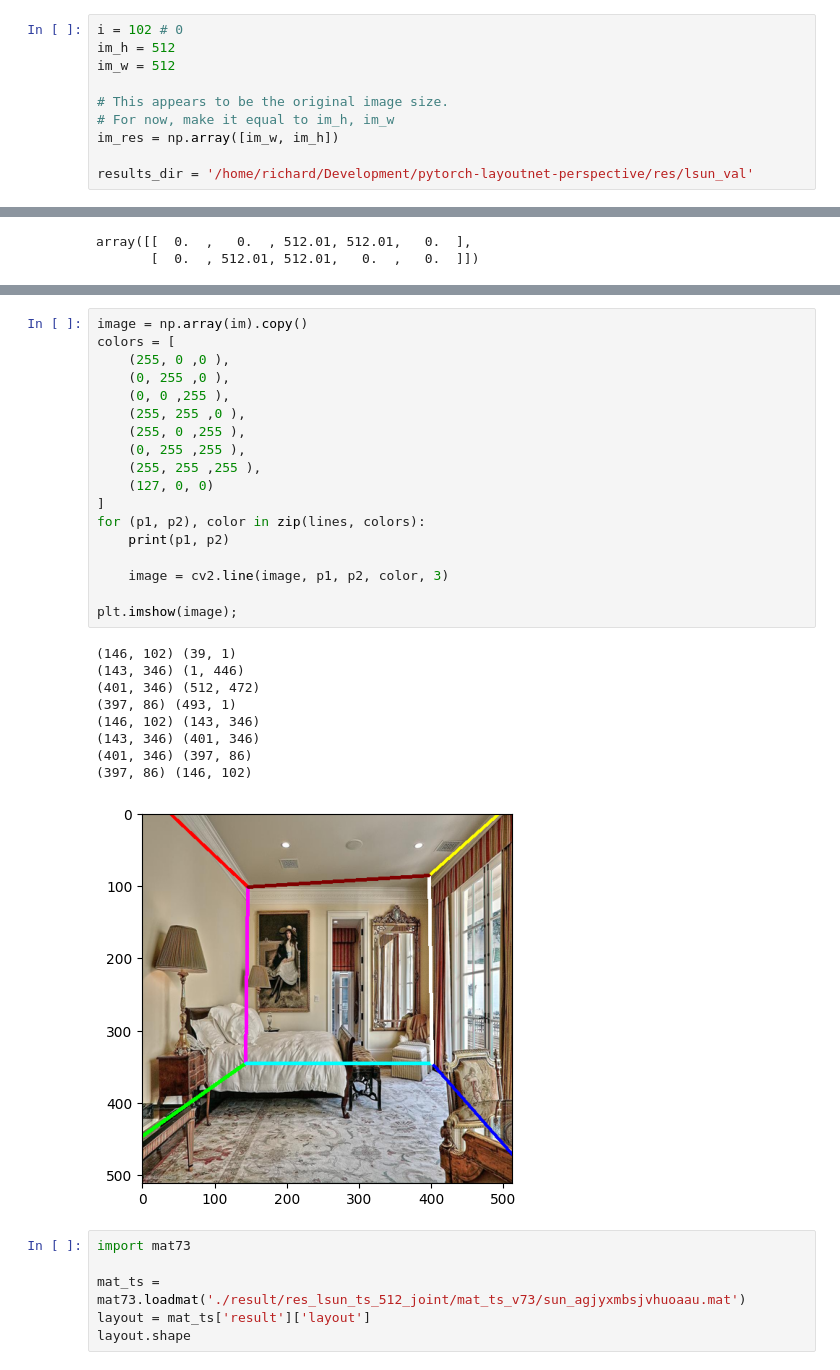
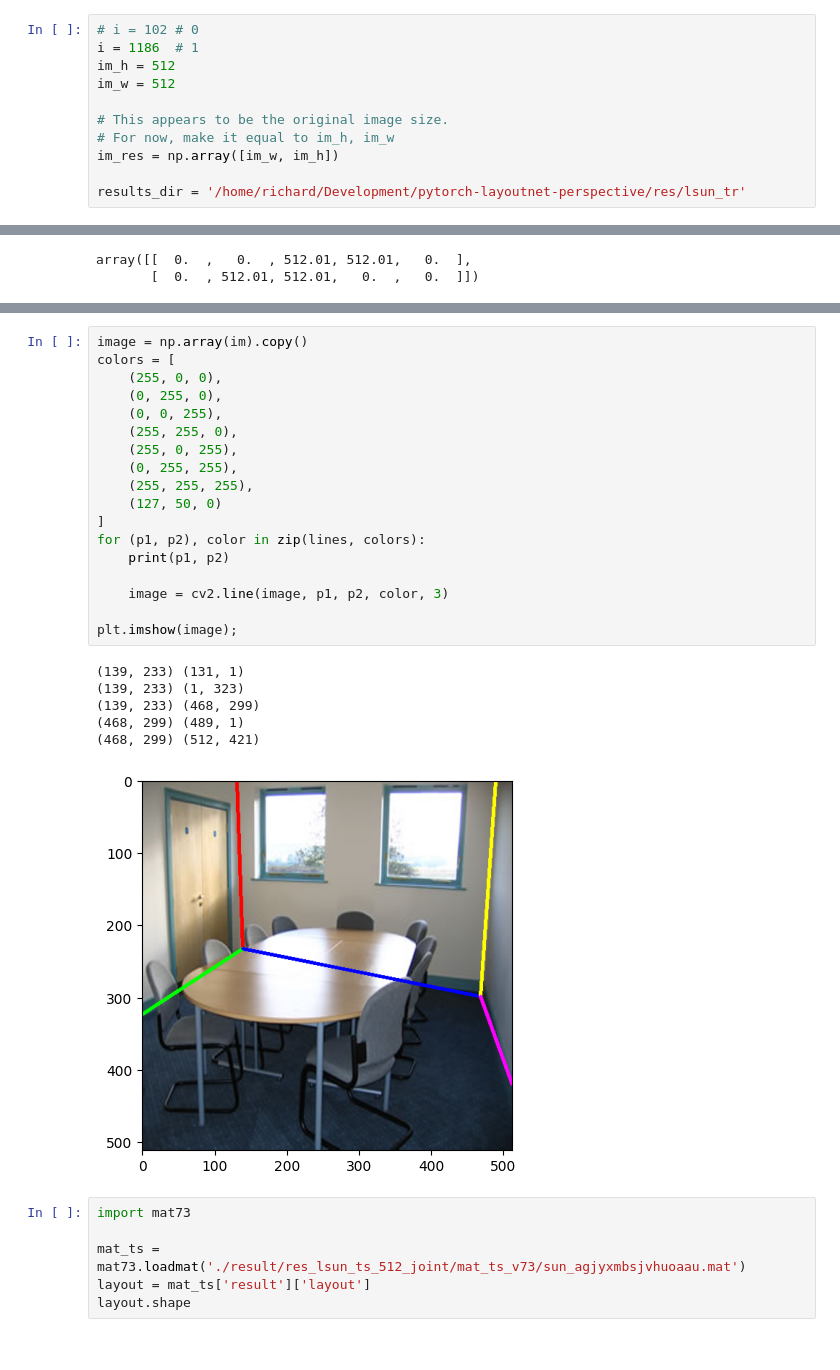
Before and after one commit to Rikharthu/LayoutNet, a Jupyter notebook: getLSUNRes.ipynb, the cells around one changed output, grey strips where cells are left out. Cells and saved outputs as stored; diff of their text form.

```diff
--- a/getLSUNRes.ipynb
+++ b/getLSUNRes.ipynb
@@ -45,7 +45,8 @@ pprint(type_)
              array([], shape=(0, 0), dtype=uint8)],
   'typeid': 10}]
 # %%
-i = 102 # 0
+# i = 102 # 0
+i = 1186  # 1
 im_h = 512
 im_w = 512
 
@@ -53,7 +54,7 @@ im_w = 512
 # For now, make it equal to im_h, im_w
 im_res = np.array([im_w, im_h])
 
-results_dir = '/home/richard/Development/pytorch-layoutnet-perspective/res/lsun_val'
+results_dir = '/home/richard/Development/pytorch-layoutnet-perspective/res/lsun_tr'
 # %%
 # im = Image.open(f'./result/res_lsun_ts_512_joint/img/{i}.png')
 im = Image.open(os.path.join(results_dir, 'img', f'{i}.png'))
@@ -850,31 +932,28 @@ data
 # %%
 image = np.array(im).copy()
 colors = [
-    (255, 0 ,0 ),
-    (0, 255 ,0 ),
-    (0, 0 ,255 ),
-    (255, 255 ,0 ),
-    (255, 0 ,255 ),
-    (0, 255 ,255 ),
-    (255, 255 ,255 ),
-    (127, 0, 0)
+    (255, 0, 0),
+    (0, 255, 0),
+    (0, 0, 255),
+    (255, 255, 0),
+    (255, 0, 255),
+    (0, 255, 255),
+    (255, 255, 255),
+    (127, 50, 0)
 ]
 for (p1, p2), color in zip(lines, colors):
     print(p1, p2)
 
     image = cv2.line(image, p1, p2, color, 3)
 
 plt.imshow(image);
 # %% [output]
-(146, 102) (39, 1)
-(143, 346) (1, 446)
-(401, 346) (512, 472)
-(397, 86) (493, 1)
-(146, 102) (143, 346)
-(143, 346) (401, 346)
-(401, 346) (397, 86)
-(397, 86) (146, 102)
+(139, 233) (131, 1)
+(139, 233) (1, 323)
+(139, 233) (468, 299)
+(468, 299) (489, 1)
+(468, 299) (512, 421)
-[figure, old version]
+[figure, new version]
 # %%
 import mat73
 
```
Also changed, not shown: parts of 19 cells of this notebook, 2 other files.
